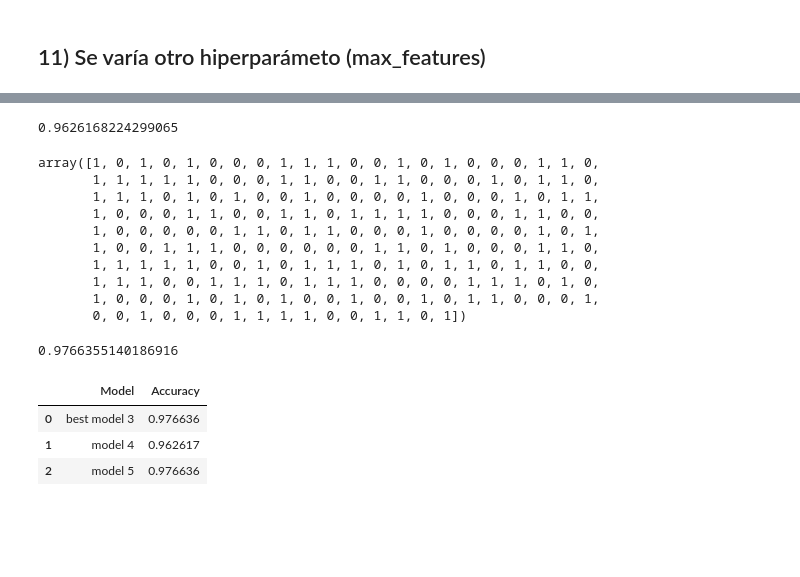
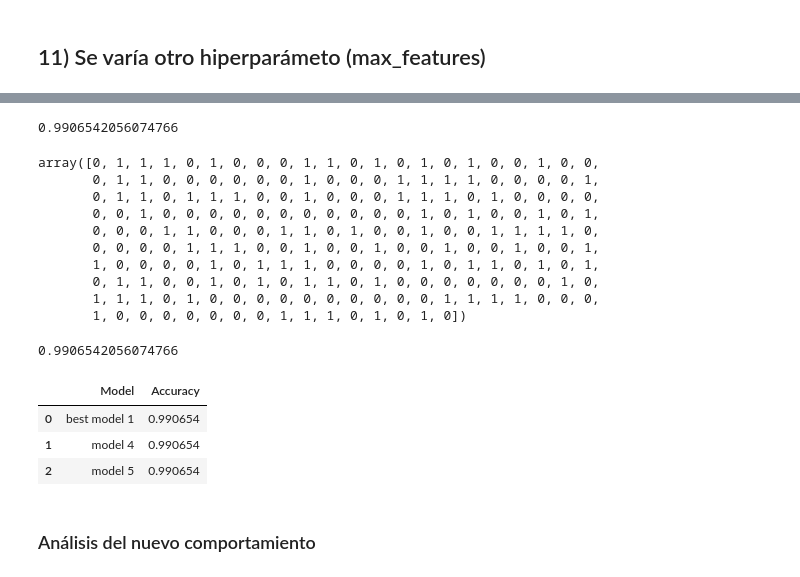
Before and after one commit to Carlosmtp/ML-CO2-Emissions, a Jupyter notebook: ML_DT_CO2_Emissions.ipynb, the cells around one changed output, grey strips where cells are left out. Cells and saved outputs as stored; diff of their text form; code cells hidden in the pictures; blank space fills up the shorter version.

```diff
--- a/ML_DT_CO2_Emissions.ipynb
+++ b/ML_DT_CO2_Emissions.ipynb
@@ -414,7 +414,7 @@ tree.export_graphviz(decision_tree=models3[7], class_names=True,out_file="Arbol
 # %% [markdown]
 ## 11) Se varía otro hiperparámeto (max_features)
 # %%
-model4 = tree.DecisionTreeClassifier(criterion="entropy",splitter="random",random_state=123,max_depth=8,max_features='log2')
+model4 = tree.DecisionTreeClassifier(criterion="gini",splitter="best",random_state=123,max_depth=5,max_features='log2')
 model4.fit(X_train, y_train)
 y_pred4 = model4.predict(X_test)
 y_pred4
@@ -433,36 +433,38 @@ array([1, 0, 1, 0, 1, 0, 0, 0, 1, 1, 1, 0, 0, 1, 0, 1, 0, 0, 0, 1, 1, 0,
 accuracy4 = accuracy_score(y_test,y_pred4)
 accuracy4
 # %% [output]
-0.9626168224299065
+0.9906542056074766
 # %%
-model5 = tree.DecisionTreeClassifier(criterion="entropy",splitter="random",random_state=123,max_depth=8,max_features=500)
+model5 = tree.DecisionTreeClassifier(criterion="gini",splitter="best",random_state=123,max_depth=4,max_features=500)
 model5.fit(X_train, y_train)
 y_pred5 = model5.predict(X_test)
 y_pred5
 # %% [output]
-array([1, 0, 1, 0, 1, 0, 0, 0, 1, 1, 1, 0, 0, 1, 0, 1, 0, 0, 0, 1, 1, 0,
-       1, 1, 1, 1, 1, 0, 0, 0, 1, 1, 0, 0, 1, 1, 0, 0, 0, 1, 0, 1, 1, 0,
-       1, 1, 1, 0, 1, 0, 1, 0, 0, 1, 0, 0, 0, 0, 1, 0, 0, 0, 1, 0, 1, 1,
-       1, 0, 0, 0, 1, 1, 0, 0, 1, 1, 0, 1, 1, 1, 1, 0, 0, 0, 1, 1, 0, 0,
-       1, 0, 0, 0, 0, 0, 1, 1, 0, 1, 1, 0, 0, 0, 1, 0, 0, 0, 0, 1, 0, 1,
-       1, 0, 0, 1, 1, 1, 0, 0, 0, 0, 0, 0, 1, 1, 0, 1, 0, 0, 0, 1, 1, 0,
-       1, 1, 1, 1, 1, 0, 0, 1, 0, 1, 1, 1, 0, 1, 0, 1, 1, 0, 1, 1, 0, 0,
-       1, 1, 1, 0, 0, 1, 1, 1, 0, 1, 1, 1, 0, 0, 0, 0, 1, 1, 1, 0, 1, 0,
-       1, 0, 0, 0, 1, 0, 1, 0, 1, 0, 0, 1, 0, 0, 1, 0, 1, 1, 0, 0, 0, 1,
-       0, 0, 1, 0, 0, 0, 1, 1, 1, 1, 0, 0, 1, 1, 0, 1])
+array([0, 1, 1, 1, 0, 1, 0, 0, 0, 1, 1, 0, 1, 0, 1, 0, 1, 0, 0, 1, 0, 0,
+       0, 1, 1, 0, 0, 0, 0, 0, 0, 1, 0, 0, 0, 1, 1, 1, 1, 0, 0, 0, 0, 1,
+       0, 1, 1, 0, 1, 1, 1, 0, 0, 1, 0, 0, 0, 1, 1, 1, 0, 1, 0, 0, 0, 0,
+       0, 0, 1, 0, 0, 0, 0, 0, 0, 0, 0, 0, 0, 0, 1, 0, 1, 0, 0, 1, 0, 1,
+       0, 0, 0, 1, 1, 0, 0, 0, 1, 1, 0, 1, 0, 0, 1, 0, 0, 1, 1, 1, 1, 0,
+       0, 0, 0, 0, 1, 1, 1, 0, 0, 1, 0, 0, 1, 0, 0, 1, 0, 0, 1, 0, 0, 1,
+       1, 0, 0, 0, 0, 1, 0, 1, 1, 1, 0, 0, 0, 0, 1, 0, 1, 1, 0, 1, 0, 1,
+       0, 1, 1, 0, 0, 1, 0, 1, 0, 1, 1, 0, 1, 0, 0, 0, 0, 0, 0, 0, 1, 0,
+       1, 1, 1, 0, 1, 0, 0, 0, 0, 0, 0, 0, 0, 0, 0, 1, 1, 1, 1, 0, 0, 0,
+       1, 0, 0, 0, 0, 0, 0, 0, 1, 1, 1, 0, 1, 0, 1, 0])
 # %%
 accuracy5 = accuracy_score(y_test,y_pred5)
 accuracy5
 # %% [output]
-0.9766355140186916
+0.9906542056074766
 # %%
 accuracies = {
-    "Model": ["best model 3", "model 4", "model 5"],
-    "Accuracy": [accuracies3[7], accuracy4, accuracy5]
+    "Model": ["best model 1", "model 4", "model 5"],
+    "Accuracy": [accuracies1[4], accuracy4, accuracy5]
 }
 pd.DataFrame(accuracies)
 # %% [output]
 |  | Model | Accuracy |
-| 0 | best model 3 | 0.976636 |
-| 1 | model 4 | 0.962617 |
-| 2 | model 5 | 0.976636 |
+| 0 | best model 1 | 0.990654 |
+| 1 | model 4 | 0.990654 |
+| 2 | model 5 | 0.990654 |
+# %% [markdown]
+### Análisis del nuevo comportamiento
```
Also changed, not shown: parts of 18 cells of this notebook.
